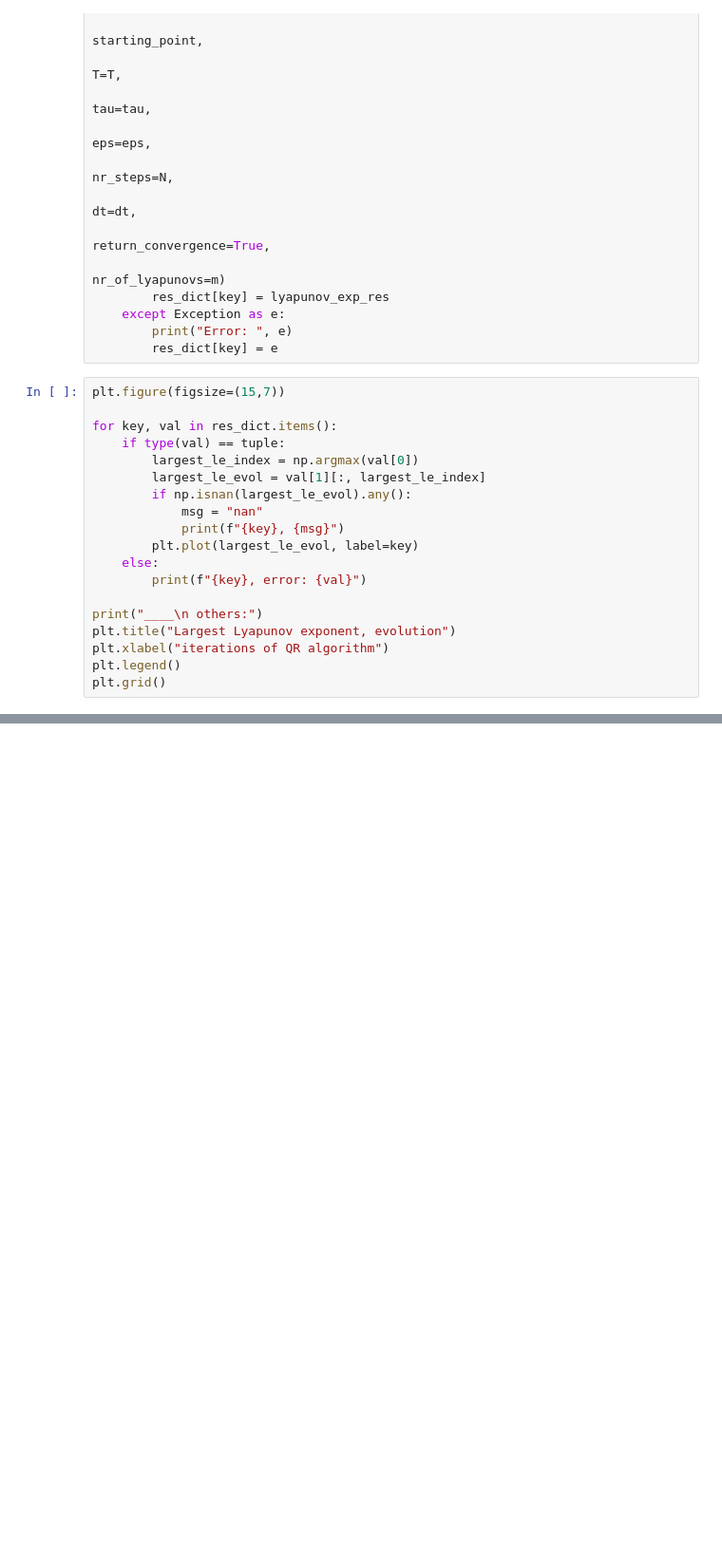
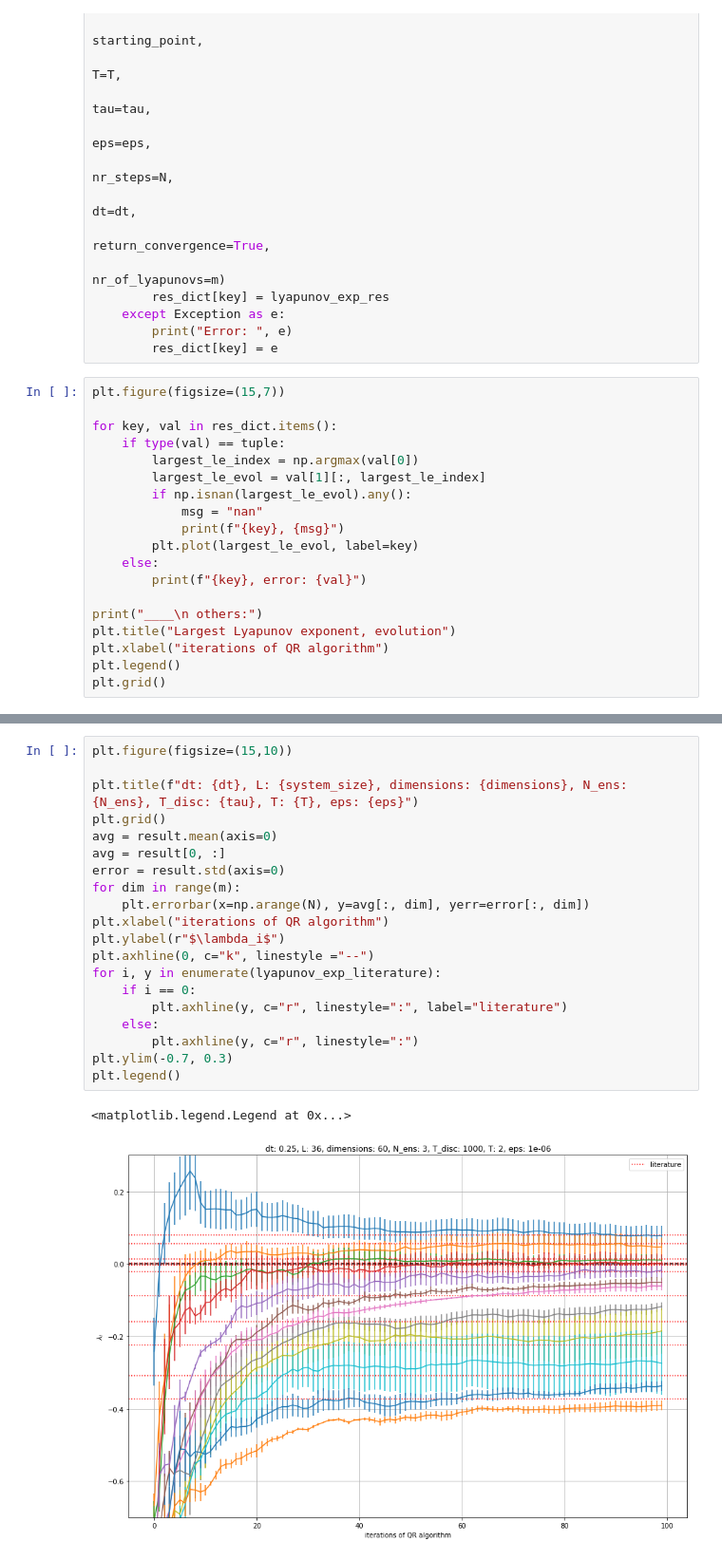
Before and after one commit to baurse/rescomp, a Jupyter notebook: bin/lyapunov_exponents_testing/Lyapunov Exponents_KS_test.ipynb, the cells around one changed output, grey strips where cells are left out. Shown at 95% size. Drawn from its saved outputs; the diff is of its cells as text; blank space fills up the shorter version.

```diff
--- a/bin/lyapunov_exponents_testing/Lyapunov Exponents_KS_test.ipynb
+++ b/bin/lyapunov_exponents_testing/Lyapunov Exponents_KS_test.ipynb
@@ -295,0 +355,23 @@ for prec, val in out_dict.items():
+# %%
+plt.figure(figsize=(15,10))
+
+plt.title(f"dt: {dt}, L: {system_size}, dimensions: {dimensions}, N_ens: {N_ens}, T_disc: {tau}, T: {T}, eps: {eps}")
+plt.grid()
+avg = result.mean(axis=0)
+avg = result[0, :]
+error = result.std(axis=0)
+for dim in range(m):
+    plt.errorbar(x=np.arange(N), y=avg[:, dim], yerr=error[:, dim])
+plt.xlabel("iterations of QR algorithm")
+plt.ylabel(r"$\lambda_i$")
+plt.axhline(0, c="k", linestyle ="--")
+for i, y in enumerate(lyapunov_exp_literature):
+    if i == 0:
+        plt.axhline(y, c="r", linestyle=":", label="literature")
+    else:
+        plt.axhline(y, c="r", linestyle=":")
+plt.ylim(-0.7, 0.3)
+plt.legend()
+# %% [output]
+<matplotlib.legend.Legend at 0x...>
+[figure, added]
```
Also changed, not shown: parts of 34 cells of this notebook, 2 other files.
